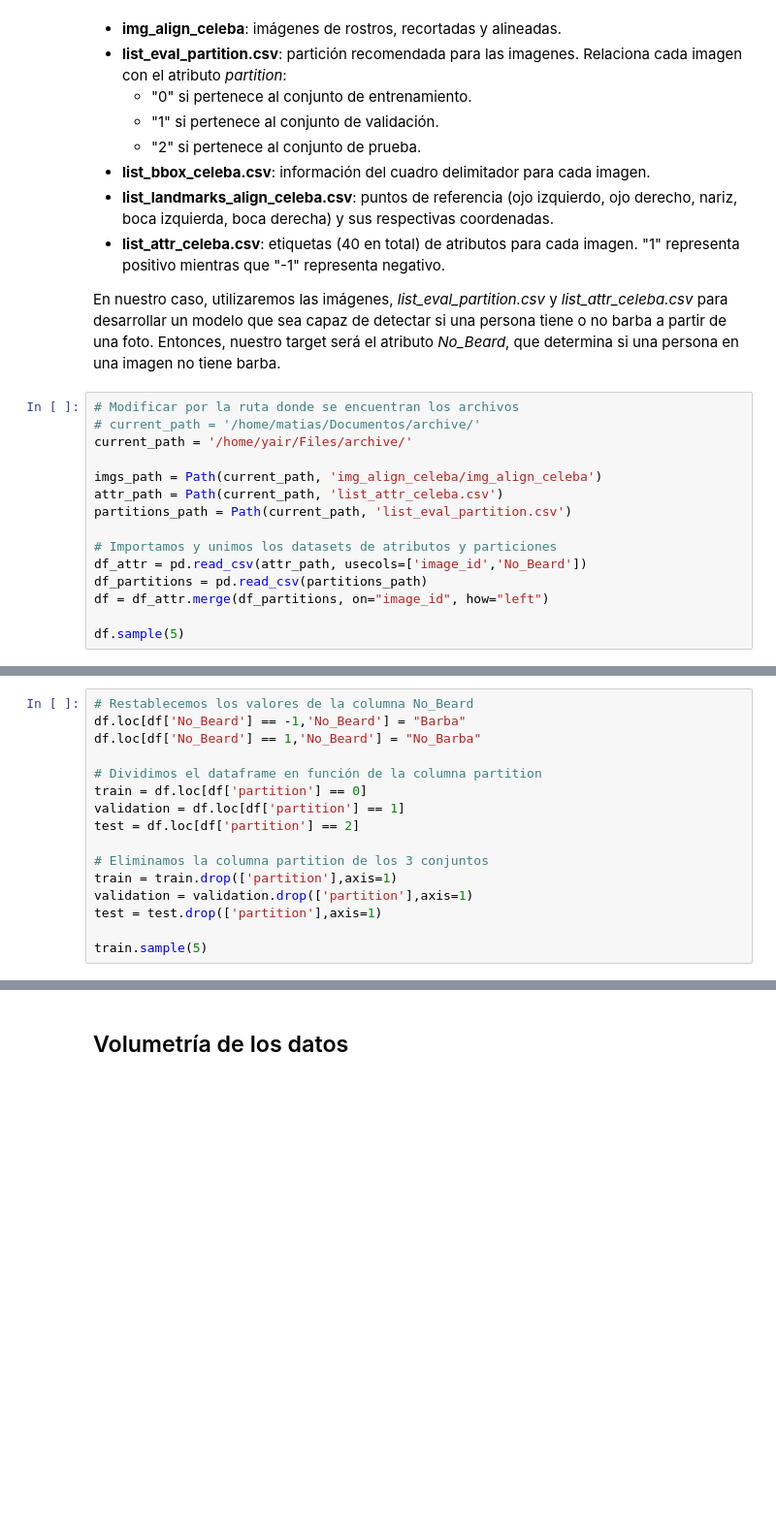
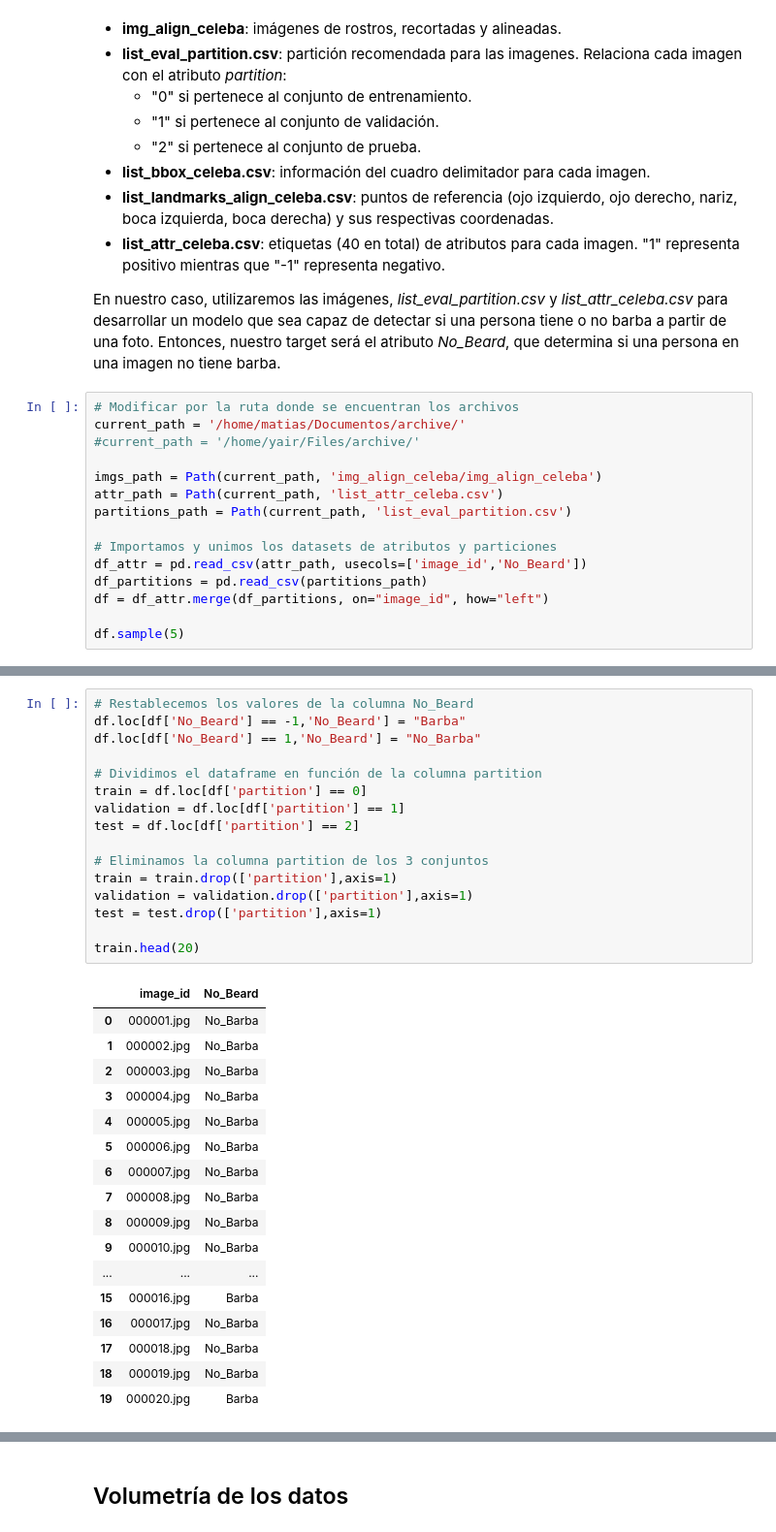
Before and after one commit to MatiasWilliner/TP_ML_Dominguez_Lastra_Williner, a Jupyter notebook: tp3_celebfaces.ipynb, the cells around one changed output, grey strips where cells are left out. Shown: that part at 97% size. Cells and saved outputs as stored; diff of their text form; blank space fills up the shorter version.

```diff
--- a/tp3_celebfaces.ipynb
+++ b/tp3_celebfaces.ipynb
@@ -54,8 +54,8 @@ Para que esto funcione, se debe bajar y descomprimir el archivo del siguiente [e
 En nuestro caso, utilizaremos las imágenes, *list_eval_partition.csv* y *list_attr_celeba.csv* para desarrollar un modelo que sea capaz de detectar si una persona tiene o no barba a partir de una foto. Entonces, nuestro target será el atributo *No_Beard*, que determina si una persona en una imagen no tiene barba.
 # %%
 # Modificar por la ruta donde se encuentran los archivos
-# current_path = '/home/matias/Documentos/archive/'
-current_path = '/home/yair/Files/archive/'
+current_path = '/home/matias/Documentos/archive/'
+#current_path = '/home/yair/Files/archive/'
 
 imgs_path = Path(current_path, 'img_align_celeba/img_align_celeba')
 attr_path = Path(current_path, 'list_attr_celeba.csv')
@@ -70,19 +77,37 @@ df.sample(5)
 # %%
 # Restablecemos los valores de la columna No_Beard
 df.loc[df['No_Beard'] == -1,'No_Beard'] = "Barba"
 df.loc[df['No_Beard'] == 1,'No_Beard'] = "No_Barba"
 
 # Dividimos el dataframe en función de la columna partition
 train = df.loc[df['partition'] == 0]
 validation = df.loc[df['partition'] == 1]
 test = df.loc[df['partition'] == 2]
 
 # Eliminamos la columna partition de los 3 conjuntos
 train = train.drop(['partition'],axis=1)
 validation = validation.drop(['partition'],axis=1)
 test = test.drop(['partition'],axis=1)
 
-train.sample(5)
+train.head(20)
+# %% [output]
+|  | image_id | No_Beard |
+| 0 | 000001.jpg | No_Barba |
+| 1 | 000002.jpg | No_Barba |
+| 2 | 000003.jpg | No_Barba |
+| 3 | 000004.jpg | No_Barba |
+| 4 | 000005.jpg | No_Barba |
+| 5 | 000006.jpg | No_Barba |
+| 6 | 000007.jpg | No_Barba |
+| 7 | 000008.jpg | No_Barba |
+| 8 | 000009.jpg | No_Barba |
+| 9 | 000010.jpg | No_Barba |
+| ... | ... | ... |
+| 15 | 000016.jpg | Barba |
+| 16 | 000017.jpg | No_Barba |
+| 17 | 000018.jpg | No_Barba |
+| 18 | 000019.jpg | No_Barba |
+| 19 | 000020.jpg | Barba |
 # %%
 print("Cantidad total de imágenes:", len(df.image_id))
 print("Cantidad de imágenes en train:", len(train.image_id))
```
Also changed, not shown: parts of 84 cells of this notebook.
